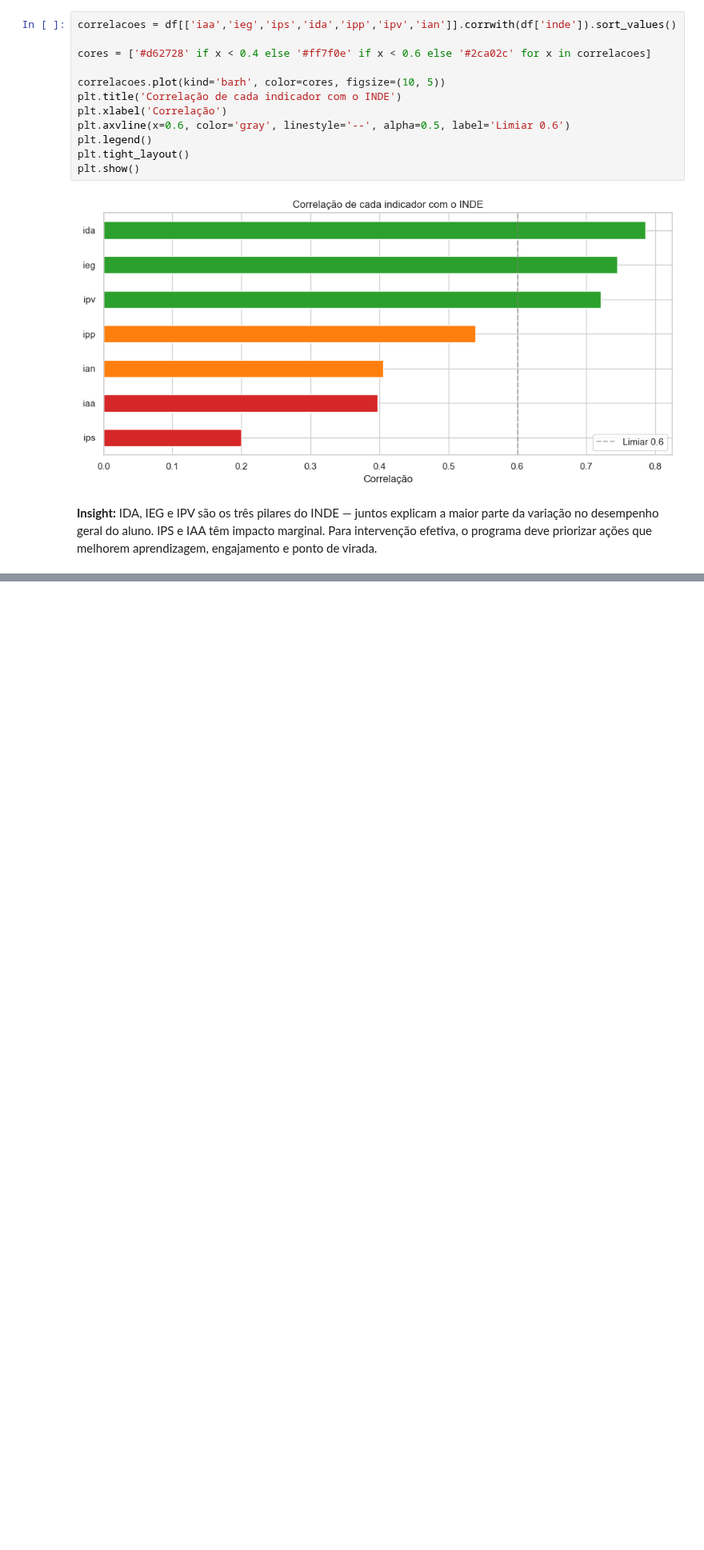
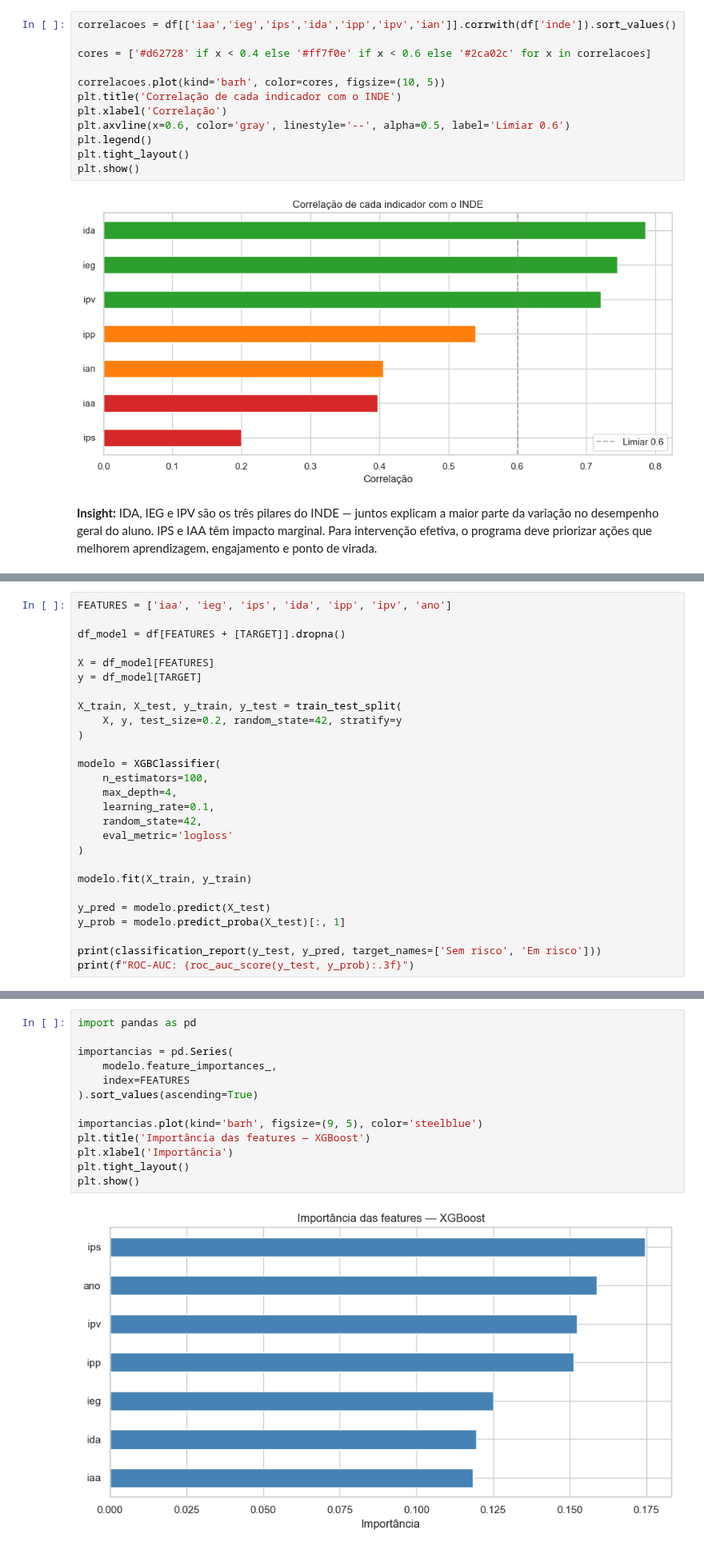
Before and after one commit to GFurts/educational-risk-prediction, a Jupyter notebook: notebooks/01_eda.ipynb, the cells around one changed output, grey strips where cells are left out. Shown at 80% size. Cells and saved outputs as stored; diff of their text form; blank space fills up the shorter version.

Commit message:
feat: add predictive model with XGBoost, ROC-AUC 0.648

```diff
--- a/notebooks/01_eda.ipynb
+++ b/notebooks/01_eda.ipynb
@@ -285,0 +400,27 @@ ações que melhorem aprendizagem, engajamento e ponto de virada.
+# %%
+FEATURES = ['iaa', 'ieg', 'ips', 'ida', 'ipp', 'ipv', 'ano']
+
+df_model = df[FEATURES + [TARGET]].dropna()
+
+X = df_model[FEATURES]
+y = df_model[TARGET]
+
+X_train, X_test, y_train, y_test = train_test_split(
+    X, y, test_size=0.2, random_state=42, stratify=y
+)
+
+modelo = XGBClassifier(
+    n_estimators=100,
+    max_depth=4,
+    learning_rate=0.1,
+    random_state=42,
+    eval_metric='logloss'
+)
+
+modelo.fit(X_train, y_train)
+
+y_pred = modelo.predict(X_test)
+y_prob = modelo.predict_proba(X_test)[:, 1]
+
+print(classification_report(y_test, y_pred, target_names=['Sem risco', 'Em risco']))
+print(f"ROC-AUC: {roc_auc_score(y_test, y_prob):.3f}")
@@ -285,0 +460,15 @@ ações que melhorem aprendizagem, engajamento e ponto de virada.
+# %%
+import pandas as pd
+
+importancias = pd.Series(
+    modelo.feature_importances_,
+    index=FEATURES
+).sort_values(ascending=True)
+
+importancias.plot(kind='barh', figsize=(9, 5), color='steelblue')
+plt.title('Importância das features — XGBoost')
+plt.xlabel('Importância')
+plt.tight_layout()
+plt.show()
+# %% [output]
+[figure, added]
```
Also changed, not shown: parts of 11 cells of this notebook.
